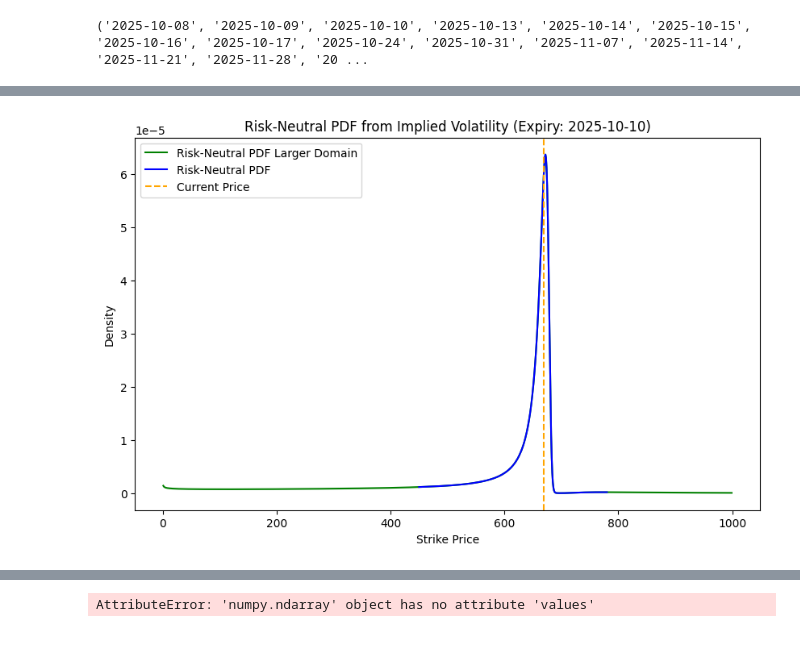
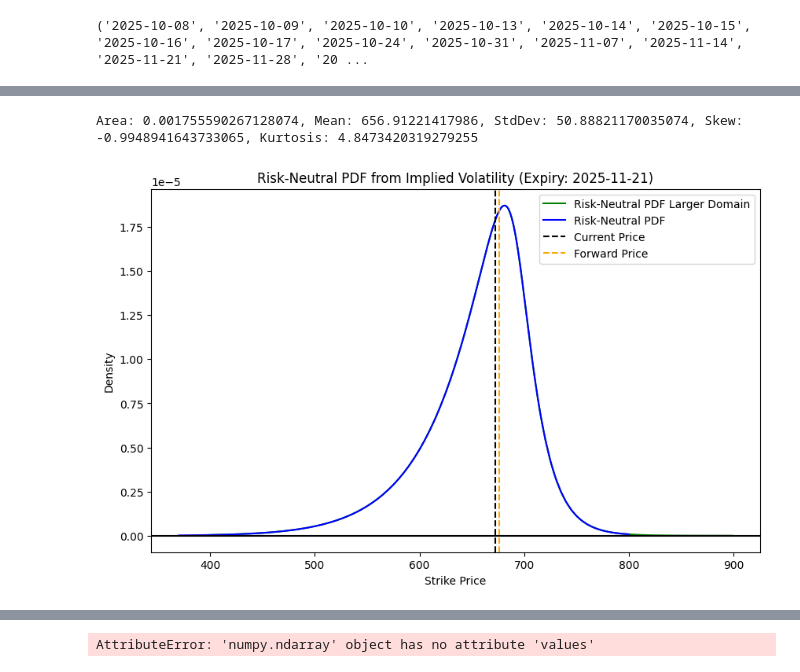
Before and after one commit to AdamDanklefsen/Quant, a Jupyter notebook: OptionsProject/Options_GPR.ipynb, the cells around one changed output, grey strips where cells are left out. Cells and saved outputs as stored; diff of their text form; code cells hidden in the pictures; blank space fills up the shorter version.

```diff
--- a/OptionsProject/Options_GPR.ipynb
+++ b/OptionsProject/Options_GPR.ipynb
@@ -10,7 +13,7 @@ TICKER = 'SPY'
 # %%
 ExpiryDates = yf.Ticker(TICKER).options
 print(ExpiryDates)
-DateN = 2
+DateN = 12
 options = yf.Ticker(TICKER).option_chain(ExpiryDates[DateN])
 Calls = options.calls
 Puts = options.puts
@@ -24,24 +27,33 @@ CallOptions = pd.DataFrame({
     'Strike': Calls['strike'],
     'bid': Calls['bid'],
     'ask': Calls['ask'],
-    'Price': (Calls['bid'] + Calls['ask']) / 2,
+    'Price': np.where(
+        (Calls['bid'] == 0) | (Calls['ask'] == 0),
+        Calls['lastPrice'],
+        (Calls['bid'] + Calls['ask']) / 2
+    ),
     'Type': 'C',
-    'Expiry': pd.to_datetime(ExpiryDates[3]),
+    'Expiry': pd.to_datetime(ExpiryDates[DateN]),
     'Spot': current_price,
     'Rate': 0.04
 })
-CallOptions['Implied Volatility'] = Options.BS_Implied_Volatility(CallOptions)
-K = np.arange(0, 1000, 1)
+ForwardPrice = current_price * np.exp(CallOptions['Rate'].iloc[0] * (Options.trading_days_between(pd.Timestamp.today(), CallOptions['Expiry'].iloc[0]) / 252))
+print(f"Current Price: {current_price}, Forward Price: {ForwardPrice}")
+CallOptions['Implied Volatility'] = IV.BS_Implied_Volatility(CallOptions)
+K = np.arange(400, 900, 1)
 
 plt.figure(figsize=(10, 6))
 plt.scatter(CallOptions['Strike'], CallOptions['Implied Volatility'], color='blue', label='Implied Volatility')
+plt.axvline(x=current_price, color='black', linestyle='--', label='Current Price')
+plt.axvline(x=ForwardPrice, color='orange', linestyle='--', label='Forward Price')
 plt.title(f'Implied Volatility for {TICKER} Call Options (Expiry: {ExpiryDates[DateN]})')
 plt.xlabel('Strike Price')
 plt.ylabel('Implied Volatility')
 
 # fit to SVI curve
-result, svi_curve, svi_k = Options.fit_IV_slice(CallOptions)
+result, svi_curve, svi_k, w = IV.fit_IV_slice(CallOptions)
 plt.plot(K, svi_k(K), color='green', label='SVI k function')
+plt.plot(CallOptions['Strike'], w/np.max(w)/10, color='purple', label='Weights function')
 plt.plot(CallOptions['Strike'], svi_curve, color='red', label='Fitted SVI Curve')
 plt.legend()
 plt.show()
@@ -61,16 +79,21 @@ Fitted SVI parameters: a=-0.10671928291927943, b=0.2029236678440793, rho=-0.1190
 # %%
-P, P_k = Options.Distribution_from_IV(CallOptions, svi_curve, svi_k)
+P, P_k = IV.Distribution_from_IV(CallOptions, svi_curve, svi_k)
+
+Area, mu, stddev, skew, kurt = Prob.moments(K, P_k(K))
+print(f"Area: {Area}, Mean: {mu}, StdDev: {stddev}, Skew: {skew}, Kurtosis: {kurt}")
 
 plt.figure(figsize=(10, 6))
 plt.plot(K, P_k(K), color='green', label='Risk-Neutral PDF Larger Domain')
 plt.plot(CallOptions['Strike'], P, color='blue', label='Risk-Neutral PDF')
-plt.axvline(x=current_price, color='orange', linestyle='--', label='Current Price')
+plt.axvline(x=current_price, color='black', linestyle='--', label='Current Price')
+plt.axvline(x=ForwardPrice, color='orange', linestyle='--', label='Forward Price')
 plt.axhline(y=0, color='black', linestyle='-')
 plt.title(f'Risk-Neutral PDF from Implied Volatility (Expiry: {ExpiryDates[DateN]})')
 plt.xlabel('Strike Price')
 plt.ylabel('Density')
 plt.legend()
 plt.show()
 # %% [output]
+Area: 0.001755590267128074, Mean: 656.91221417986, StdDev: 50.88821170035074, Skew: -0.9948941643733065, Kurtosis: 4.8473420319279255
-[figure, old version]
+[figure, new version]
 # %%
```
Also changed, not shown: parts of 3 cells of this notebook, 5 other files.
